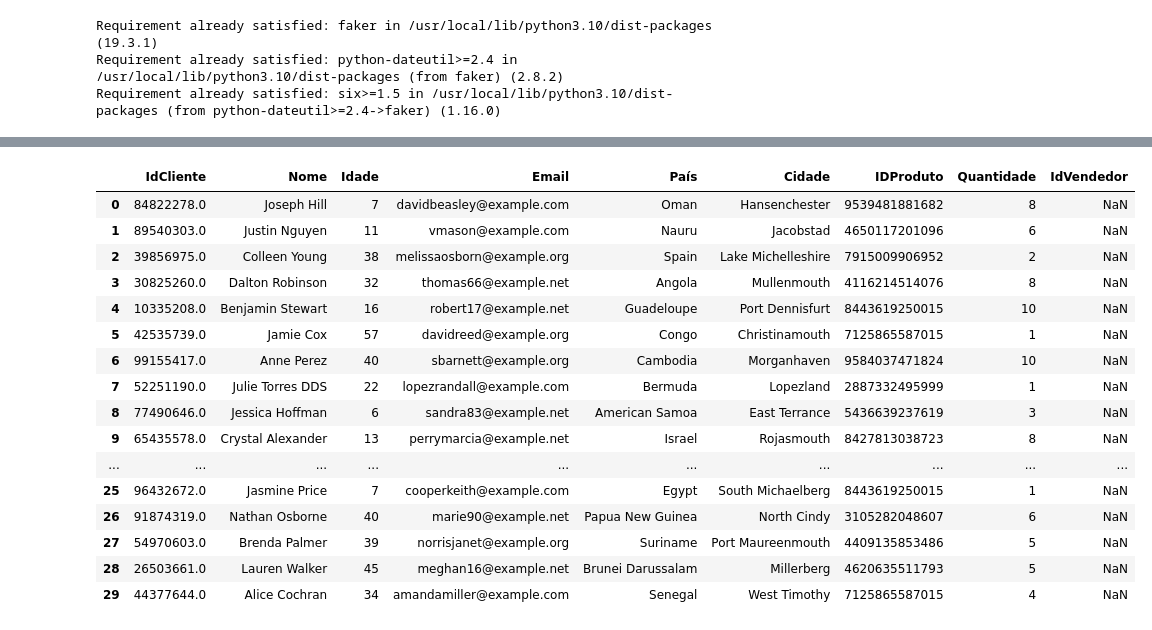
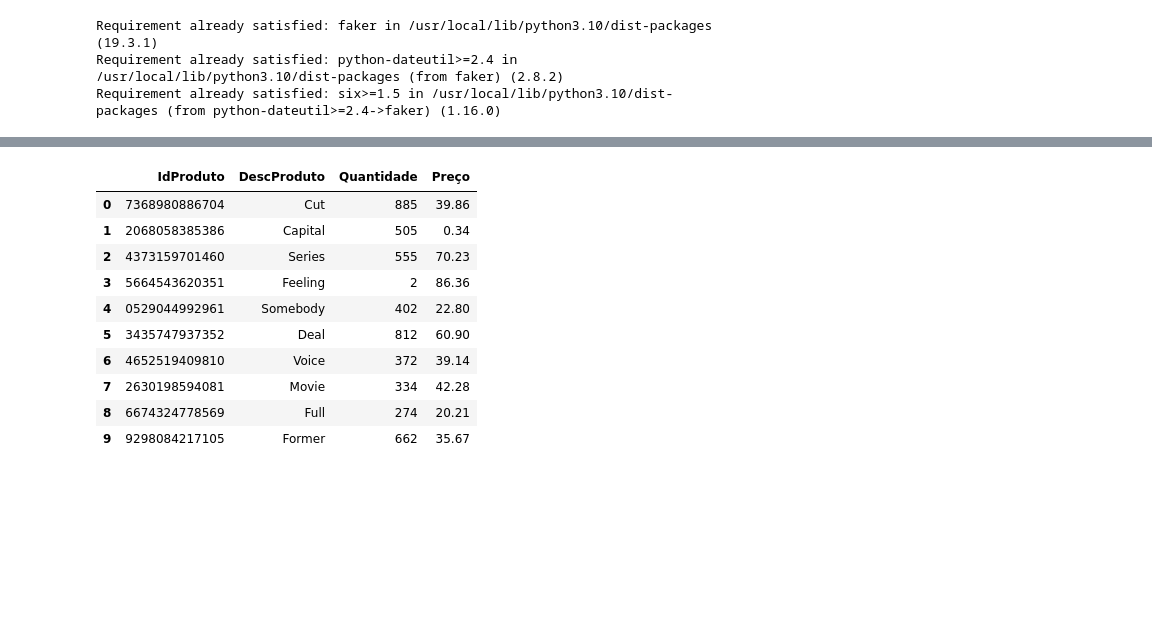
Before and after one commit to alineaprelini/Pyspark, a Jupyter notebook: Gerar_dados.ipynb, the cells around one changed output, grey strips where cells are left out. Drawn from its saved outputs; the diff is of its cells as text; code cells hidden in the pictures; blank space fills up the shorter version.

```diff
--- a/Gerar_dados.ipynb
+++ b/Gerar_dados.ipynb
@@ -12,19 +14,19 @@ from faker import Faker
 import random
 # %%
 #Produto
-df2 = pd.DataFrame()
+df= pd.DataFrame()
 faker = Faker()
 
 # Gerar 50 linhas com informações de produtos fictícios
-for _ in range(50):
+for _ in range(200):
     preco = round(faker.pydecimal(left_digits=3, right_digits=2, positive=True), 2)
-    df2 = df2.append({
+    df = df.append({
         'IdProduto': faker.ean13(),
         'DescProduto': faker.word().capitalize(),
         'Quantidade': faker.random_int(min=1, max=1000),
-        'Preço': preco
+        'Preço': faker.random_number(digits=2) + faker.random_number(digits=1) / 10 + faker.random_number(digits=1) / 100
     }, ignore_index=True)
 
-df2
+df
 # %% [output]
 |  | IdProduto | DescProduto | Quantidade | Preço |
@@ -89,24 +44,0 @@ df1
-# %%
-# Simulando a compra de um produto
-produto_comprado = df2.sample(n=1)  # Seleciona um produto aleatório de df2
-
-# Atualizando df
-df = df.append({
-    'Nome': faker.name(),
-    'Idade': random.randint(1, 60),
-    'Email': faker.email(),
-    'País': faker.country(),
-    'Cidade': faker.city(),
-    'IDProduto': produto_comprado['IdProduto'].values[0],
-    'Quantidade': random.randint(1, 10),
-    'IdVendedor':random.randint(1,10)
-}, ignore_index=True)
-
-# Atualizando df1
-df1 = df1.append({
-    'IdVendedor': df['IdVendedor'],
-    'NomeVendedor': '',
-    'Comissão (%)': '',
-    'IdCliente': df['IdCliente'].values[0],
-    'IdProduto': df['IDProduto'].values[0]
-}, ignore_index=True)
@@ -113,20 +78,14 @@ df1 = df1.append({
 # %%
-df.head(30)
+df.head(10)
 # %% [output]
-|  | IdCliente | Nome | Idade | Email | País | Cidade | IDProduto | Quantidade | IdVendedor |
-| 0 | 84822278.0 | Joseph Hill | 7 | davidbeasley@example.com | Oman | Hansenchester | 9539481881682 | 8 | NaN |
-| 1 | 89540303.0 | Justin Nguyen | 11 | vmason@example.com | Nauru | Jacobstad | 4650117201096 | 6 | NaN |
-| 2 | 39856975.0 | Colleen Young | 38 | melissaosborn@example.org | Spain | Lake Michelleshire | 7915009906952 | 2 | NaN |
-| 3 | 30825260.0 | Dalton Robinson | 32 | thomas66@example.net | Angola | Mullenmouth | 4116214514076 | 8 | NaN |
-| 4 | 10335208.0 | Benjamin Stewart | 16 | robert17@example.net | Guadeloupe | Port Dennisfurt | 8443619250015 | 10 | NaN |
-| 5 | 42535739.0 | Jamie Cox | 57 | davidreed@example.org | Congo | Christinamouth | 7125865587015 | 1 | NaN |
-| 6 | 99155417.0 | Anne Perez | 40 | sbarnett@example.org | Cambodia | Morganhaven | 9584037471824 | 10 | NaN |
-| 7 | 52251190.0 | Julie Torres DDS | 22 | lopezrandall@example.com | Bermuda | Lopezland | 2887332495999 | 1 | NaN |
-| 8 | 77490646.0 | Jessica Hoffman | 6 | sandra83@example.net | American Samoa | East Terrance | 5436639237619 | 3 | NaN |
-| 9 | 65435578.0 | Crystal Alexander | 13 | perrymarcia@example.net | Israel | Rojasmouth | 8427813038723 | 8 | NaN |
-| ... | ... | ... | ... | ... | ... | ... | ... | ... | ... |
-| 25 | 96432672.0 | Jasmine Price | 7 | cooperkeith@example.com | Egypt | South Michaelberg | 8443619250015 | 1 | NaN |
-| 26 | 91874319.0 | Nathan Osborne | 40 | marie90@example.net | Papua New Guinea | North Cindy | 3105282048607 | 6 | NaN |
-| 27 | 54970603.0 | Brenda Palmer | 39 | norrisjanet@example.org | Suriname | Port Maureenmouth | 4409135853486 | 5 | NaN |
-| 28 | 26503661.0 | Lauren Walker | 45 | meghan16@example.net | Brunei Darussalam | Millerberg | 4620635511793 | 5 | NaN |
-| 29 | 44377644.0 | Alice Cochran | 34 | amandamiller@example.com | Senegal | West Timothy | 7125865587015 | 4 | NaN |
+|  | IdProduto | DescProduto | Quantidade | Preço |
+| 0 | 7368980886704 | Cut | 885 | 39.86 |
+| 1 | 2068058385386 | Capital | 505 | 0.34 |
+| 2 | 4373159701460 | Series | 555 | 70.23 |
+| 3 | 5664543620351 | Feeling | 2 | 86.36 |
+| 4 | 0529044992961 | Somebody | 402 | 22.80 |
+| 5 | 3435747937352 | Deal | 812 | 60.90 |
+| 6 | 4652519409810 | Voice | 372 | 39.14 |
+| 7 | 2630198594081 | Movie | 334 | 42.28 |
+| 8 | 6674324778569 | Full | 274 | 20.21 |
+| 9 | 9298084217105 | Former | 662 | 35.67 |
```
Also changed, not shown: parts of 9 cells of this notebook.
